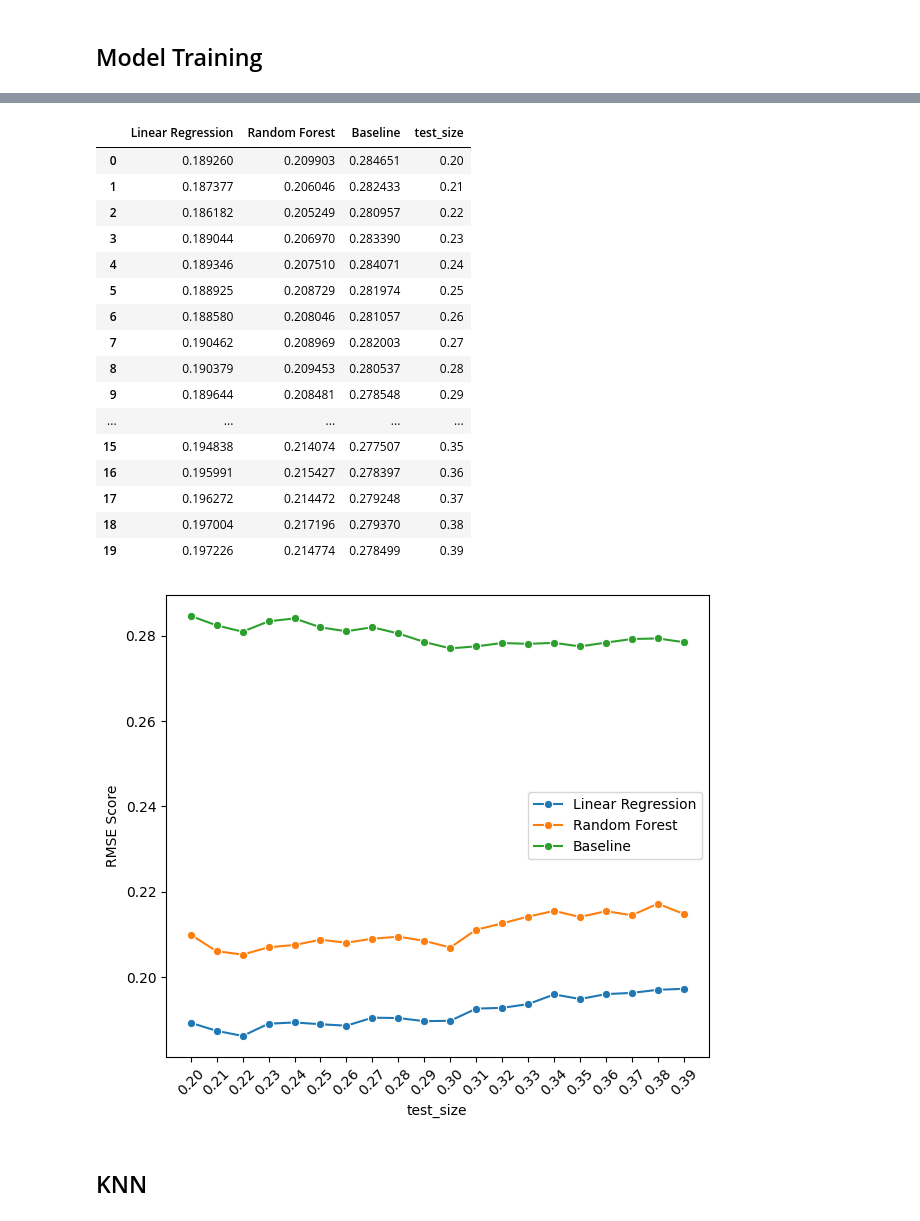
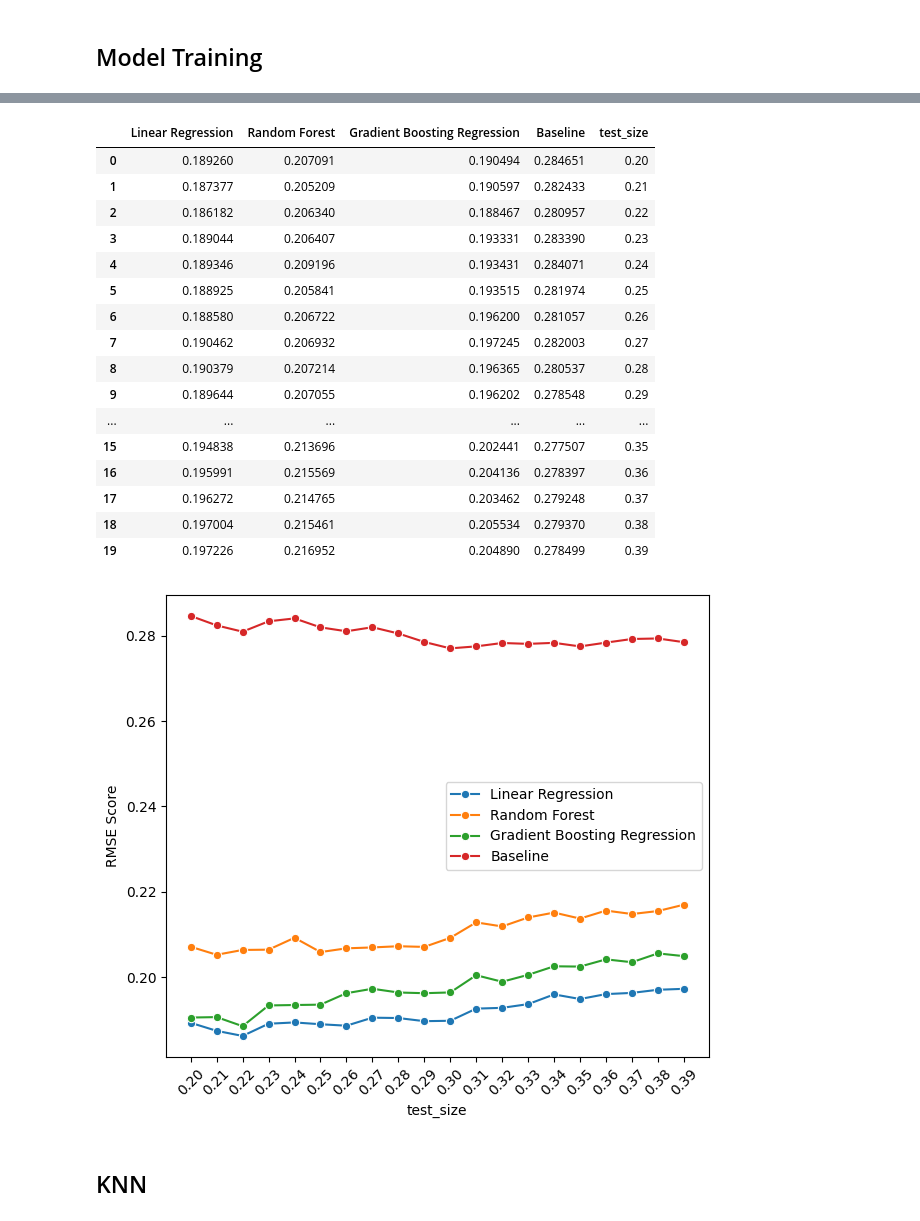
Before and after one commit to danielphilip12/Study-Habits-and-Activities-of-Students-Analysis, a Jupyter notebook: regression.ipynb, the cells around one changed output, grey strips where cells are left out. Cells and saved outputs as stored; diff of their text form; code cells hidden in the pictures.

Commit message:
Add gradient boosting regressor for testing

```diff
--- a/regression.ipynb
+++ b/regression.ipynb
@@ -53,15 +54,20 @@ for test_size in test_sizes:
     X_train, X_test, y_train, y_test = train_test_split(X, y, random_state=42, test_size=test_size)
     lr = LinearRegression()
     rf = RandomForestRegressor()
+    gbr = GradientBoostingRegressor()
     lr.fit(X_train, y_train)
     rf.fit(X_train, y_train)
+    gbr.fit(X_train, y_train)
     r2_scores.append({'Linear Regression': lr.score(X_test, y_test), \
-                      'Random Forest': rf.score(X_test, y_test)})
+                      'Random Forest': rf.score(X_test, y_test), \
+                      'Gradient Boosting Regression': gbr.score(X_test, y_test)})
     lr_preds = lr.predict(X_test)
     rf_preds = rf.predict(X_test)
+    gbr_preds = gbr.predict(X_test)
     baseline_preds = np.full_like(y_test, y_test.mean())
     rmse_scores.append({'Linear Regression': root_mean_squared_error(y_test, lr_preds), \
                         'Random Forest': root_mean_squared_error(y_test, rf_preds), \
+                        'Gradient Boosting Regression': root_mean_squared_error(y_test, gbr_preds), \
                         'Baseline': root_mean_squared_error(y_test, baseline_preds)})
 # %%
 r2 = pd.DataFrame(r2_scores)
@@ -99,31 +106,32 @@ plt.xticks(test_sizes, rotation=45);
 # %%
 rmse
 # %% [output]
-|  | Linear Regression | Random Forest | Baseline | test_size |
-| 0 | 0.189260 | 0.209903 | 0.284651 | 0.20 |
-| 1 | 0.187377 | 0.206046 | 0.282433 | 0.21 |
-| 2 | 0.186182 | 0.205249 | 0.280957 | 0.22 |
-| 3 | 0.189044 | 0.206970 | 0.283390 | 0.23 |
-| 4 | 0.189346 | 0.207510 | 0.284071 | 0.24 |
-| 5 | 0.188925 | 0.208729 | 0.281974 | 0.25 |
-| 6 | 0.188580 | 0.208046 | 0.281057 | 0.26 |
-| 7 | 0.190462 | 0.208969 | 0.282003 | 0.27 |
-| 8 | 0.190379 | 0.209453 | 0.280537 | 0.28 |
-| 9 | 0.189644 | 0.208481 | 0.278548 | 0.29 |
-| ... | ... | ... | ... | ... |
-| 15 | 0.194838 | 0.214074 | 0.277507 | 0.35 |
-| 16 | 0.195991 | 0.215427 | 0.278397 | 0.36 |
-| 17 | 0.196272 | 0.214472 | 0.279248 | 0.37 |
-| 18 | 0.197004 | 0.217196 | 0.279370 | 0.38 |
-| 19 | 0.197226 | 0.214774 | 0.278499 | 0.39 |
+|  | Linear Regression | Random Forest | Gradient Boosting Regression | Baseline | test_size |
+| 0 | 0.189260 | 0.207091 | 0.190494 | 0.284651 | 0.20 |
+| 1 | 0.187377 | 0.205209 | 0.190597 | 0.282433 | 0.21 |
+| 2 | 0.186182 | 0.206340 | 0.188467 | 0.280957 | 0.22 |
+| 3 | 0.189044 | 0.206407 | 0.193331 | 0.283390 | 0.23 |
+| 4 | 0.189346 | 0.209196 | 0.193431 | 0.284071 | 0.24 |
+| 5 | 0.188925 | 0.205841 | 0.193515 | 0.281974 | 0.25 |
+| 6 | 0.188580 | 0.206722 | 0.196200 | 0.281057 | 0.26 |
+| 7 | 0.190462 | 0.206932 | 0.197245 | 0.282003 | 0.27 |
+| 8 | 0.190379 | 0.207214 | 0.196365 | 0.280537 | 0.28 |
+| 9 | 0.189644 | 0.207055 | 0.196202 | 0.278548 | 0.29 |
+| ... | ... | ... | ... | ... | ... |
+| 15 | 0.194838 | 0.213696 | 0.202441 | 0.277507 | 0.35 |
+| 16 | 0.195991 | 0.215569 | 0.204136 | 0.278397 | 0.36 |
+| 17 | 0.196272 | 0.214765 | 0.203462 | 0.279248 | 0.37 |
+| 18 | 0.197004 | 0.215461 | 0.205534 | 0.279370 | 0.38 |
+| 19 | 0.197226 | 0.216952 | 0.204890 | 0.278499 | 0.39 |
 # %%
 sns.lineplot(data=rmse, x='test_size', y='Linear Regression', marker='o', label='Linear Regression')
 sns.lineplot(data=rmse, x='test_size', y='Random Forest', marker='o', label='Random Forest')
+sns.lineplot(data=rmse, x='test_size', y='Gradient Boosting Regression', marker='o', label='Gradient Boosting Regression')
 sns.lineplot(data=rmse, x='test_size', y='Baseline', marker='o', label='Baseline')
 plt.ylabel("RMSE Score")
 plt.xticks(test_sizes, rotation=45);
 # %% [output]
-[figure, old version]
+[figure, new version]
 # %% [markdown]
 ## KNN
 # %%
```
Also changed, not shown: parts of 9 cells of this notebook.
